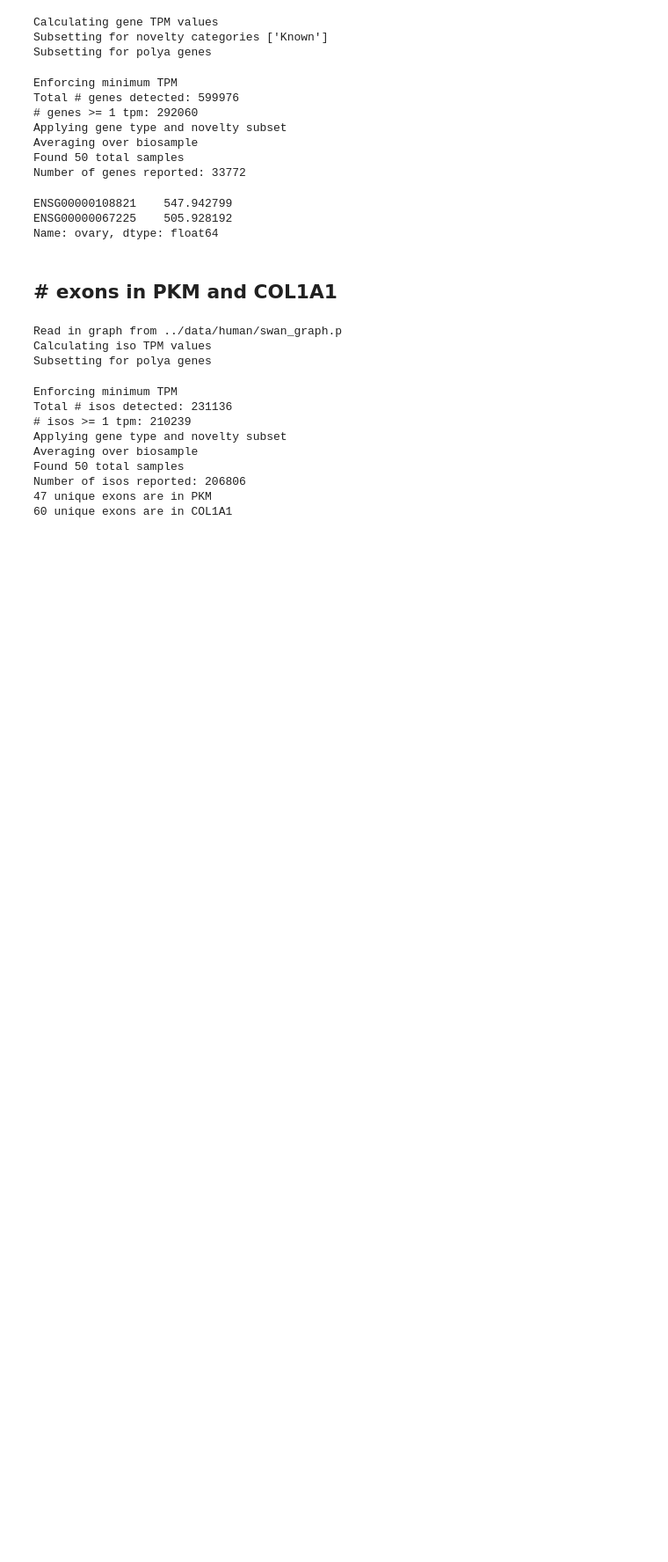
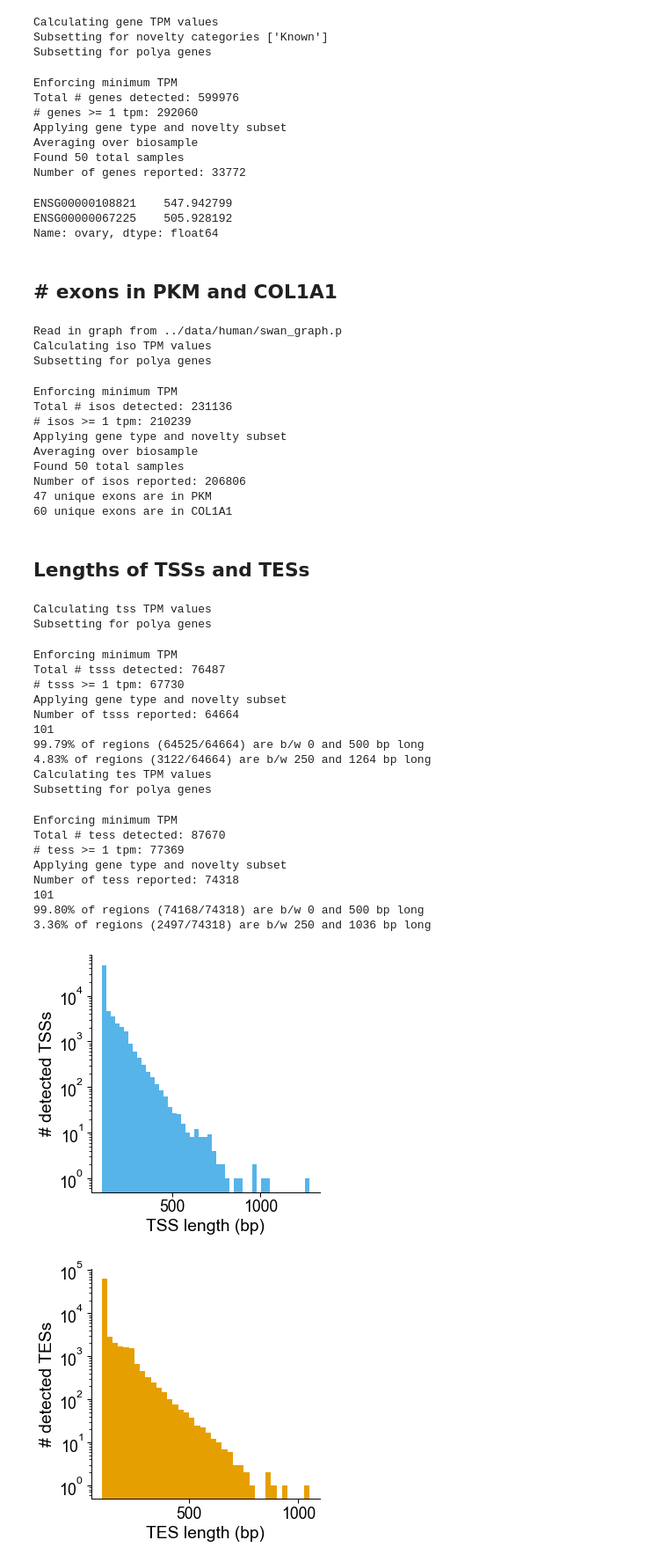
Before and after one commit to fairliereese/paper_rnawg, a Jupyter notebook: figures/fig2/fig2.ipynb, the cells around one changed output. Shown at 88% size. Cells and saved outputs as stored; diff of their text form; code cells hidden in the pictures; blank space fills up the shorter version.

```diff
--- a/figures/fig2/fig2.ipynb
+++ b/figures/fig2/fig2.ipynb
@@ -509,3 +509,42 @@ Found 50 total samples
 Number of isos reported: 206806
 47 unique exons are in PKM
 60 unique exons are in COL1A1
+# %% [markdown]
+## Lengths of TSSs and TESs
+# %%
+df = plot_feat_len_hist(cerberus_h5,
+                   filt_ab,
+                   'tss',
+                   gene_subset,
+                   min_tpm,
+                   'figures/tss_len_hist.pdf')
+
+df = plot_feat_len_hist(cerberus_h5,
+                   filt_ab,
+                   'tes',
+                   gene_subset,
+                   min_tpm,
+                   'figures/tes_len_hist.pdf')
+# %% [output]
+Calculating tss TPM values
+Subsetting for polya genes
+Enforcing minimum TPM
+Total # tsss detected: 76487
+# tsss >= 1 tpm: 67730
+Applying gene type and novelty subset
+Number of tsss reported: 64664
+101
+99.79% of regions (64525/64664) are b/w 0 and 500 bp long
+4.83% of regions (3122/64664) are b/w 250 and 1264 bp long
+Calculating tes TPM values
+Subsetting for polya genes
+Enforcing minimum TPM
+Total # tess detected: 87670
+# tess >= 1 tpm: 77369
+Applying gene type and novelty subset
+Number of tess reported: 74318
+101
+99.80% of regions (74168/74318) are b/w 0 and 500 bp long
+3.36% of regions (2497/74318) are b/w 250 and 1036 bp long
+[figure, added]
+[figure, added]
```
Also changed, not shown: parts of 9 cells of this notebook.
